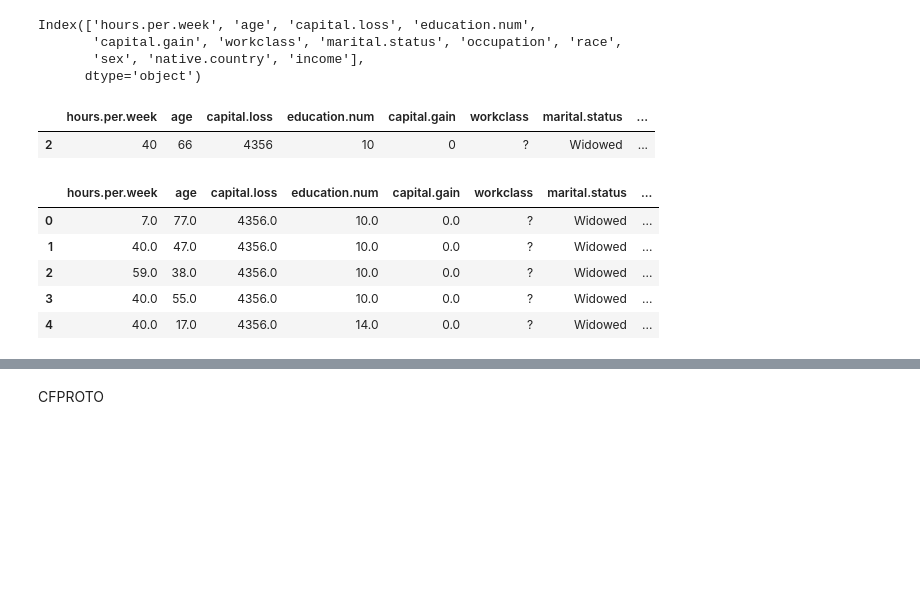
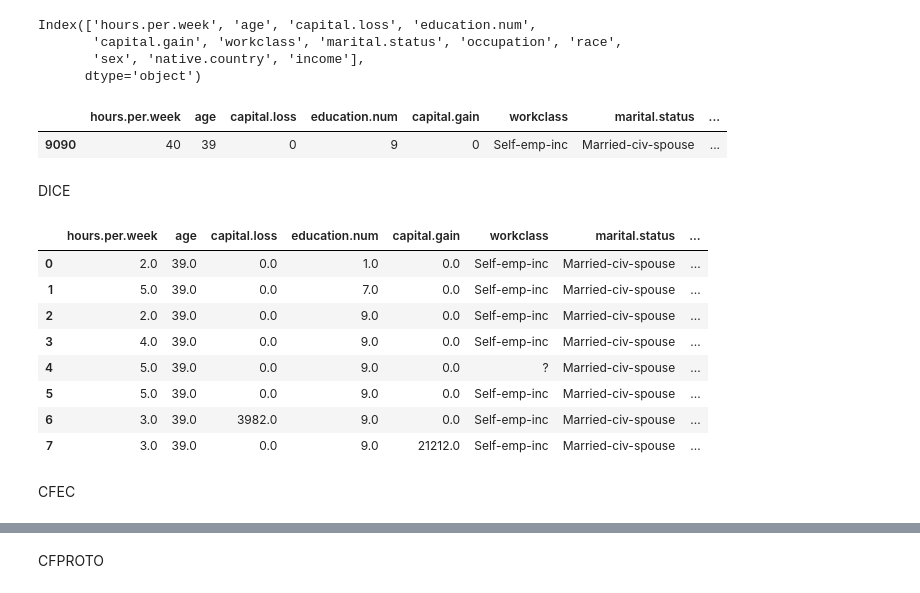
Before and after one commit to istepka/MCSECE, a Jupyter notebook: src/ensemble.ipynb, the cells around one changed output, grey strips where cells are left out. Saved outputs shown, nothing was run; the diff lists cells and outputs as text; code cells hidden in the pictures; blank space fills up the shorter version.

```diff
--- a/src/ensemble.ipynb
+++ b/src/ensemble.ipynb
@@ -9,7 +9,7 @@ warnings.filterwarnings('ignore', category=UserWarning) #Ignore sklearn "RF fitt
 
 train_dataset = pd.read_csv("../data/adult.csv")
 dataset_name = 'adult'
-instance_to_explain_index = 2
+instance_to_explain_index = 9090
 
 with open('../data/adult_constraints.json', 'r') as f:
     constr = json.load(f)
@@ -29,7 +46,9 @@ all_counterfactuals = pd.DataFrame(columns=train_dataset.columns.tolist() + ['ex
 query_instance
 # %% [output]
 |  | hours.per.week | age | capital.loss | education.num | capital.gain | workclass | marital.status | ... |
-| 2 | 40 | 66 | 4356 | 10 | 0 | ? | Widowed | ... |
+| 9090 | 40 | 39 | 0 | 9 | 0 | Self-emp-inc | Married-civ-spouse | ... |
+# %% [markdown]
+DICE
 # %%
 from dice import DiceModel
 
@@ -40,12 +59,14 @@ dice_model = DiceModel(
     target=constr['target_feature'],
     model_path='../models/adult_RF.pkl',
     backend='sklearn',
+    # model_path='../models/adult_NN/',
+    # backend='TF2',
     func='ohe-min-max',
 )
 
 dice_counterfactuals_df = dice_model.generate_counterfactuals(
     query_instance=query_instance,
-    total_CFs=40,
+    total_CFs=20,
     desired_class='opposite',
     features_to_vary=constr['actionable_features'],
     permitted_range=constr['feature_ranges'],
@@ -54,11 +75,14 @@ dice_counterfactuals_df = dice_model.generate_counterfactuals(
 dice_counterfactuals_df['explainer'] = 'dice'
 all_counterfactuals = pd.concat([all_counterfactuals, dice_counterfactuals_df], ignore_index=True)
 # %%
-all_counterfactuals.head(5)
+all_counterfactuals.head(8)
 # %% [output]
 |  | hours.per.week | age | capital.loss | education.num | capital.gain | workclass | marital.status | ... |
-| 0 | 7.0 | 77.0 | 4356.0 | 10.0 | 0.0 | ? | Widowed | ... |
-| 1 | 40.0 | 47.0 | 4356.0 | 10.0 | 0.0 | ? | Widowed | ... |
-| 2 | 59.0 | 38.0 | 4356.0 | 10.0 | 0.0 | ? | Widowed | ... |
-| 3 | 40.0 | 55.0 | 4356.0 | 10.0 | 0.0 | ? | Widowed | ... |
-| 4 | 40.0 | 17.0 | 4356.0 | 14.0 | 0.0 | ? | Widowed | ... |
+| 0 | 2.0 | 39.0 | 0.0 | 1.0 | 0.0 | Self-emp-inc | Married-civ-spouse | ... |
+| 1 | 5.0 | 39.0 | 0.0 | 7.0 | 0.0 | Self-emp-inc | Married-civ-spouse | ... |
+| 2 | 2.0 | 39.0 | 0.0 | 9.0 | 0.0 | Self-emp-inc | Married-civ-spouse | ... |
+| 3 | 4.0 | 39.0 | 0.0 | 9.0 | 0.0 | Self-emp-inc | Married-civ-spouse | ... |
+| 4 | 5.0 | 39.0 | 0.0 | 9.0 | 0.0 | ? | Married-civ-spouse | ... |
+| 5 | 5.0 | 39.0 | 0.0 | 9.0 | 0.0 | Self-emp-inc | Married-civ-spouse | ... |
+| 6 | 3.0 | 39.0 | 3982.0 | 9.0 | 0.0 | Self-emp-inc | Married-civ-spouse | ... |
+| 7 | 3.0 | 39.0 | 0.0 | 9.0 | 21212.0 | Self-emp-inc | Married-civ-spouse | ... |
@@ -82,0 +89,2 @@ query_instance_sparse_normalized = train_dataset_sparse_normalized[instance_to_e
+# %% [markdown]
+CFEC
```
Also changed, not shown: parts of 31 cells of this notebook, 14 other files.
